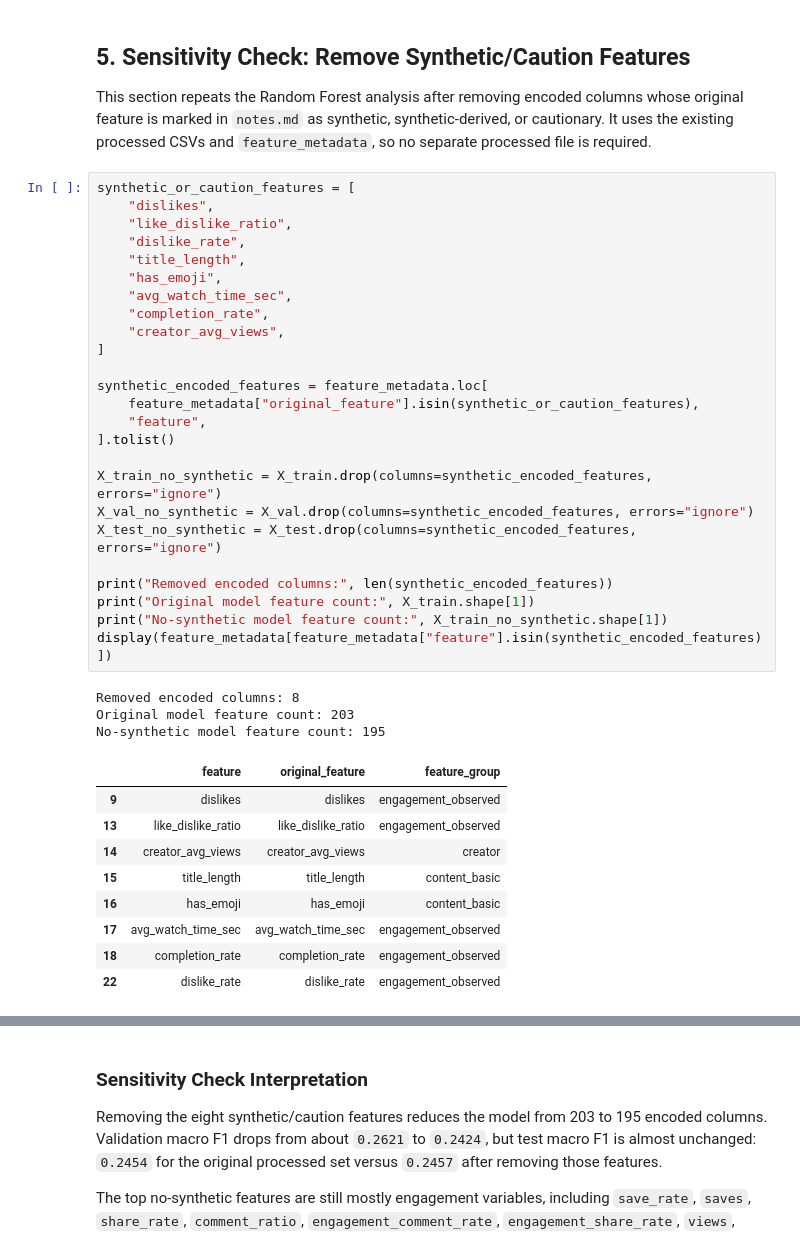
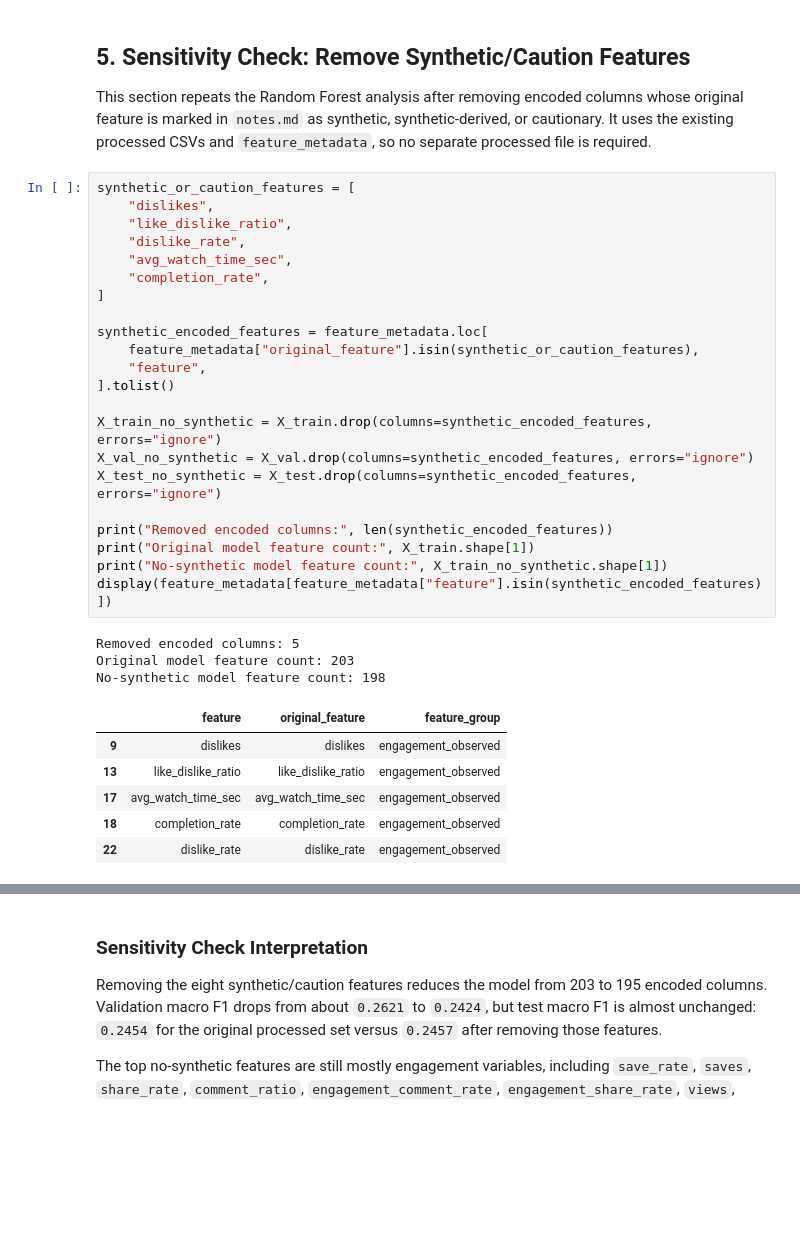
Before and after one commit to vivalavidax123/IML_A2, a Jupyter notebook: notebooks/rq1_influential_factors.ipynb, the cells around one changed output, grey strips where cells are left out. Cells and saved outputs as stored; diff of their text form; blank space fills up the shorter version.

```diff
--- a/notebooks/rq1_influential_factors.ipynb
+++ b/notebooks/rq1_influential_factors.ipynb
@@ -295,38 +295,32 @@ This section repeats the Random Forest analysis after removing encoded columns w
 # %%
 synthetic_or_caution_features = [
     "dislikes",
     "like_dislike_ratio",
     "dislike_rate",
-    "title_length",
-    "has_emoji",
     "avg_watch_time_sec",
     "completion_rate",
-    "creator_avg_views",
 ]
 
 synthetic_encoded_features = feature_metadata.loc[
     feature_metadata["original_feature"].isin(synthetic_or_caution_features),
     "feature",
 ].tolist()
 
 X_train_no_synthetic = X_train.drop(columns=synthetic_encoded_features, errors="ignore")
 X_val_no_synthetic = X_val.drop(columns=synthetic_encoded_features, errors="ignore")
 X_test_no_synthetic = X_test.drop(columns=synthetic_encoded_features, errors="ignore")
 
 print("Removed encoded columns:", len(synthetic_encoded_features))
 print("Original model feature count:", X_train.shape[1])
 print("No-synthetic model feature count:", X_train_no_synthetic.shape[1])
 display(feature_metadata[feature_metadata["feature"].isin(synthetic_encoded_features)])
 # %% [output]
-Removed encoded columns: 8
+Removed encoded columns: 5
 Original model feature count: 203
-No-synthetic model feature count: 195
+No-synthetic model feature count: 198
 |  | feature | original_feature | feature_group |
 | 9 | dislikes | dislikes | engagement_observed |
 | 13 | like_dislike_ratio | like_dislike_ratio | engagement_observed |
-| 14 | creator_avg_views | creator_avg_views | creator |
-| 15 | title_length | title_length | content_basic |
-| 16 | has_emoji | has_emoji | content_basic |
 | 17 | avg_watch_time_sec | avg_watch_time_sec | engagement_observed |
 | 18 | completion_rate | completion_rate | engagement_observed |
 | 22 | dislike_rate | dislike_rate | engagement_observed |
```
Also changed, not shown: parts of 4 cells of this notebook, 22 other files.
